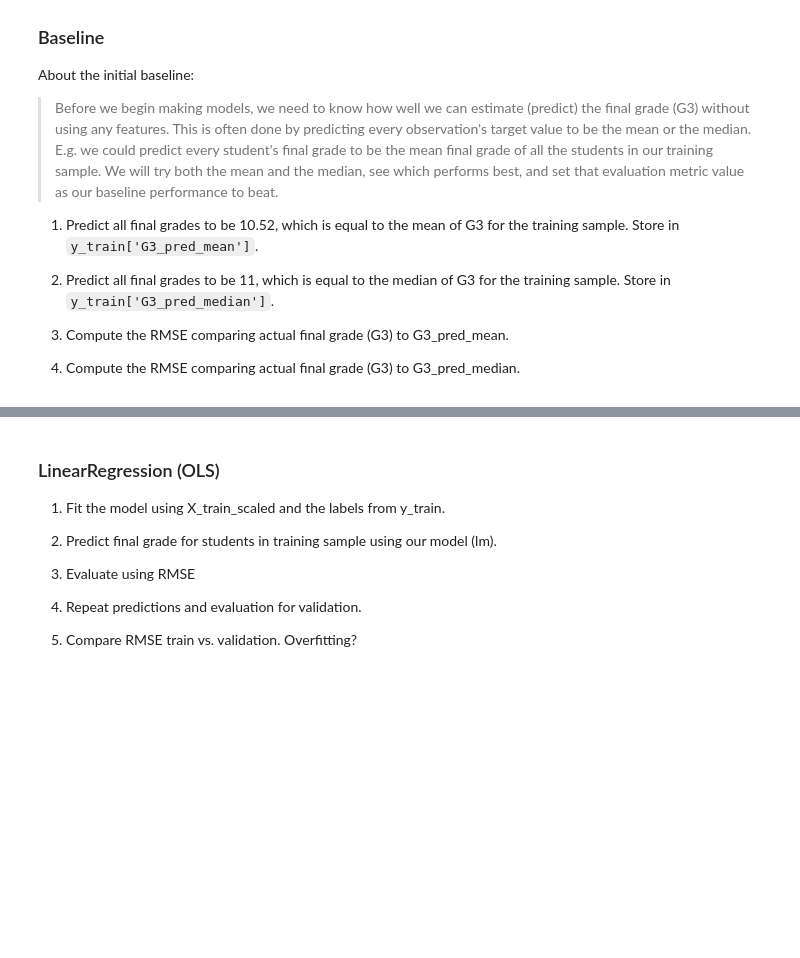
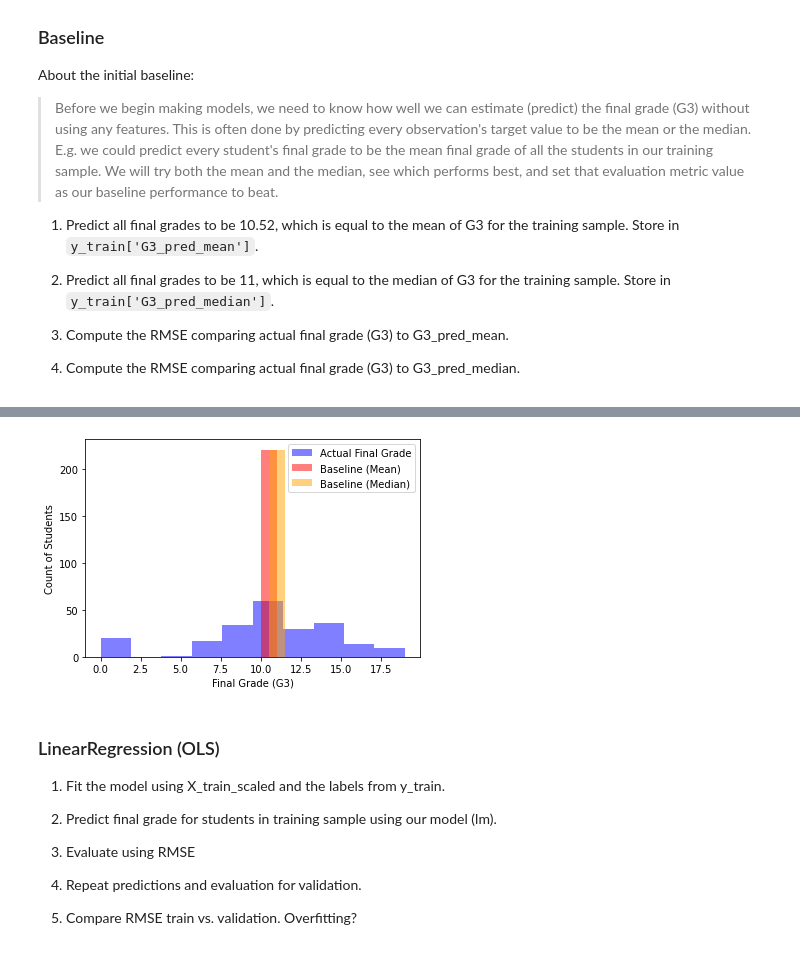
Before and after one commit to CodeupClassroom/leavitt-regression-exercises, a Jupyter notebook: modeling.ipynb, the cells around one changed output, grey strips where cells are left out. Drawn from its saved outputs; the diff is of its cells as text; code cells hidden in the pictures; blank space fills up the shorter version.

```diff
--- a/modeling.ipynb
+++ b/modeling.ipynb
@@ -82,0 +131,4 @@ type(y_train)
+# %%
+# We can change y_train and y_validate to be dataframes to append the new columns with predicted values.
+y_train = pd.DataFrame(y_train)
+y_validate = pd.DataFrame(y_validate)
@@ -82,0 +139,10 @@ type(y_train)
+# %%
+# 1. Predict G3_pred_mean
+G3_pred_mean = y_train.G3.mean()
+y_train['G3_pred_mean'] = G3_pred_mean
+y_validate['G3_pred_mean'] = G3_pred_mean
+
+# 2. compute G3_pred_median
+G3_pred_median = y_train.G3.median()
+y_train['G3_pred_median'] = G3_pred_median
+y_validate['G3_pred_median'] = G3_pred_median
@@ -109,3 +210,14 @@ metric_df
+# %%
+# plot to visualize actual vs predicted.
+plt.hist(y_train.G3, color='blue', alpha=0.5, label='Actual Final Grade')
+plt.hist(y_train.G3_pred_mean, bins=1, color='red', alpha=0.5, label='Baseline (Mean)')
+plt.hist(y_train.G3_pred_median, bins=1, color='orange', alpha=0.5, label='Baseline (Median)')
+plt.xlabel('Final Grade (G3)')
+plt.ylabel('Count of Students')
+plt.legend()
+plt.show()
+# %% [output]
+[figure, added]
 # %% [markdown]
 ### LinearRegression (OLS)
 
```
Also changed, not shown: parts of 45 cells of this notebook.
